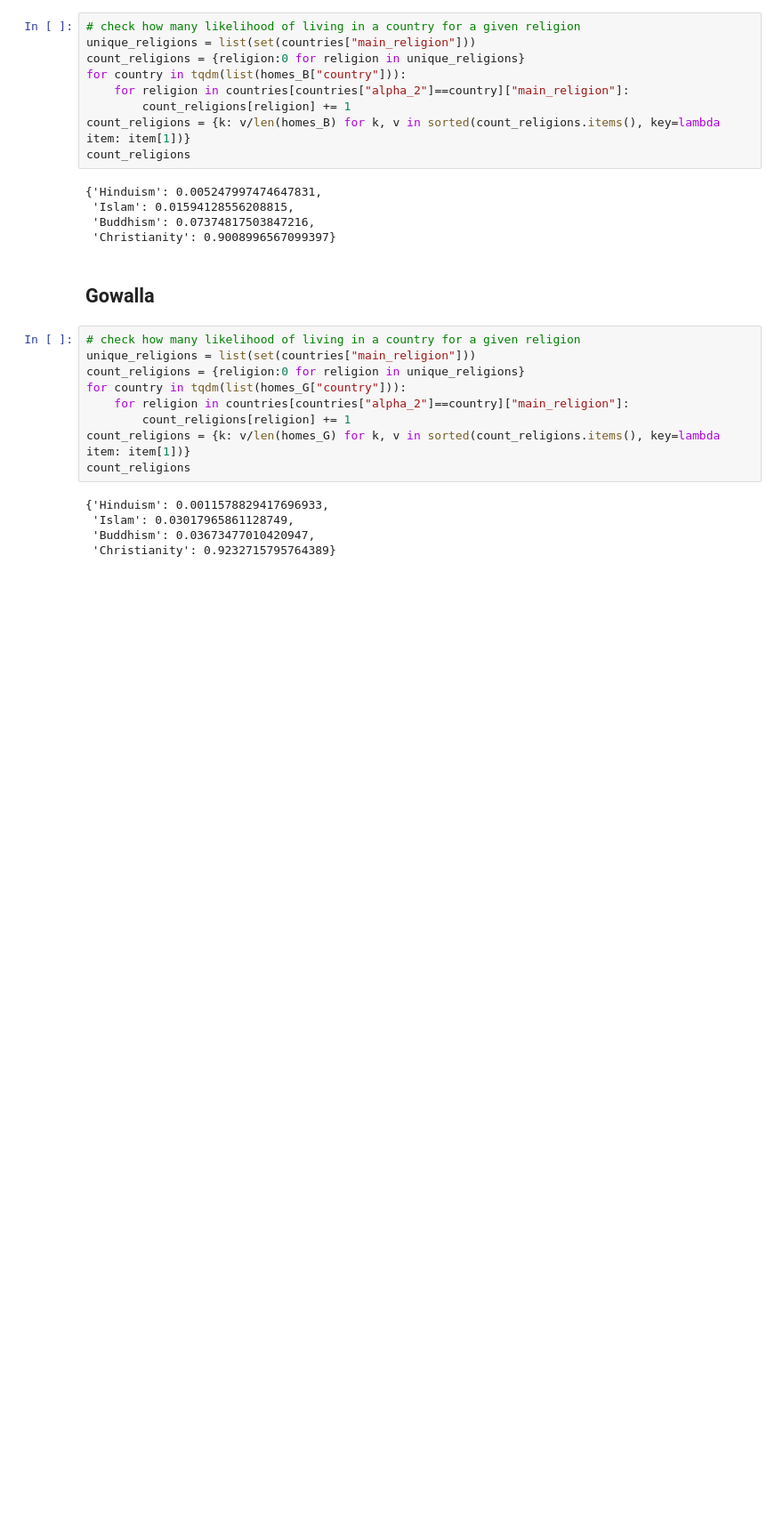
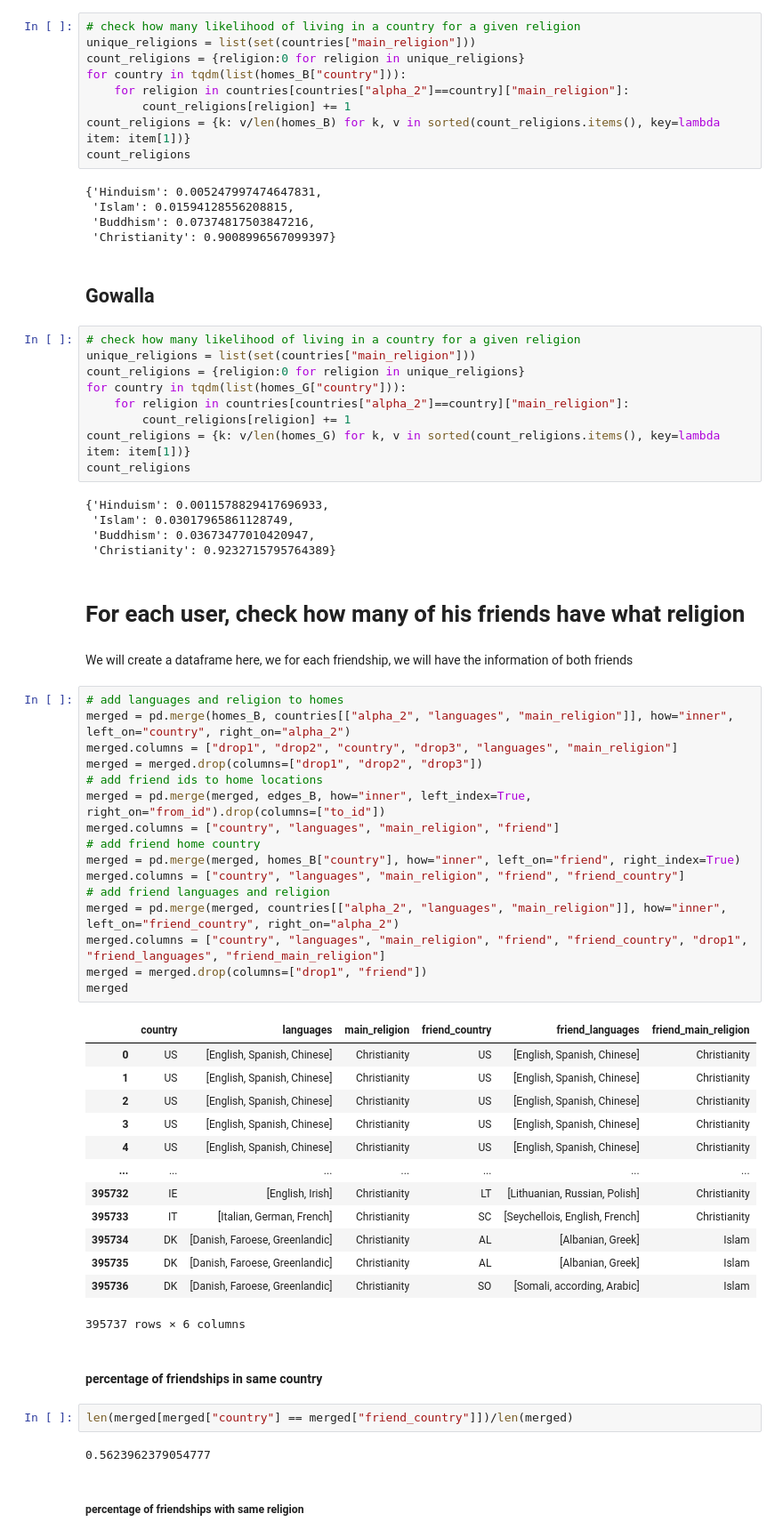
Before and after one commit to epfl-ada/ada-2020-project-milestone-p3-p3_, a Jupyter notebook: research_question_4.ipynb, the cells around one changed output. Shown: that part at 89% size. Cells and saved outputs as stored; diff of their text form; blank space fills up the shorter version.

Commit message:
displays some information in RQ4

```diff
--- a/research_question_4.ipynb
+++ b/research_question_4.ipynb
@@ -138,3 +133,45 @@ count_religions
  'Islam': 0.03017965861128749,
  'Buddhism': 0.03673477010420947,
  'Christianity': 0.9232715795764389}
+# %% [markdown]
+# For each user, check how many of his friends have what religion
+# %% [markdown]
+We will create a dataframe here, we for each friendship, we will have the information of both friends
+# %%
+# add languages and religion to homes
+merged = pd.merge(homes_B, countries[["alpha_2", "languages", "main_religion"]], how="inner", left_on="country", right_on="alpha_2")
+merged.columns = ["drop1", "drop2", "country", "drop3", "languages", "main_religion"]
+merged = merged.drop(columns=["drop1", "drop2", "drop3"])
+# add friend ids to home locations
+merged = pd.merge(merged, edges_B, how="inner", left_index=True, right_on="from_id").drop(columns=["to_id"])
+merged.columns = ["country", "languages", "main_religion", "friend"]
+# add friend home country
+merged = pd.merge(merged, homes_B["country"], how="inner", left_on="friend", right_index=True)
+merged.columns = ["country", "languages", "main_religion", "friend", "friend_country"]
+# add friend languages and religion
+merged = pd.merge(merged, countries[["alpha_2", "languages", "main_religion"]], how="inner", left_on="friend_country", right_on="alpha_2")
+merged.columns = ["country", "languages", "main_religion", "friend", "friend_country", "drop1", "friend_languages", "friend_main_religion"]
+merged = merged.drop(columns=["drop1", "friend"])
+merged
+# %% [output]
+|  | country | languages | main_religion | friend_country | friend_languages | friend_main_religion |
+| 0 | US | [English, Spanish, Chinese] | Christianity | US | [English, Spanish, Chinese] | Christianity |
+| 1 | US | [English, Spanish, Chinese] | Christianity | US | [English, Spanish, Chinese] | Christianity |
+| 2 | US | [English, Spanish, Chinese] | Christianity | US | [English, Spanish, Chinese] | Christianity |
+| 3 | US | [English, Spanish, Chinese] | Christianity | US | [English, Spanish, Chinese] | Christianity |
+| 4 | US | [English, Spanish, Chinese] | Christianity | US | [English, Spanish, Chinese] | Christianity |
+| ... | ... | ... | ... | ... | ... | ... |
+| 395732 | IE | [English, Irish] | Christianity | LT | [Lithuanian, Russian, Polish] | Christianity |
+| 395733 | IT | [Italian, German, French] | Christianity | SC | [Seychellois, English, French] | Christianity |
+| 395734 | DK | [Danish, Faroese, Greenlandic] | Christianity | AL | [Albanian, Greek] | Islam |
+| 395735 | DK | [Danish, Faroese, Greenlandic] | Christianity | AL | [Albanian, Greek] | Islam |
+| 395736 | DK | [Danish, Faroese, Greenlandic] | Christianity | SO | [Somali, according, Arabic] | Islam |
+395737 rows × 6 columns
+# %% [markdown]
+#### percentage of friendships in same country
+# %%
+len(merged[merged["country"] == merged["friend_country"]])/len(merged)
+# %% [output]
+0.5623962379054777
+# %% [markdown]
+##### percentage of friendships with same religion
```
Also changed, not shown: parts of 12 cells of this notebook.
